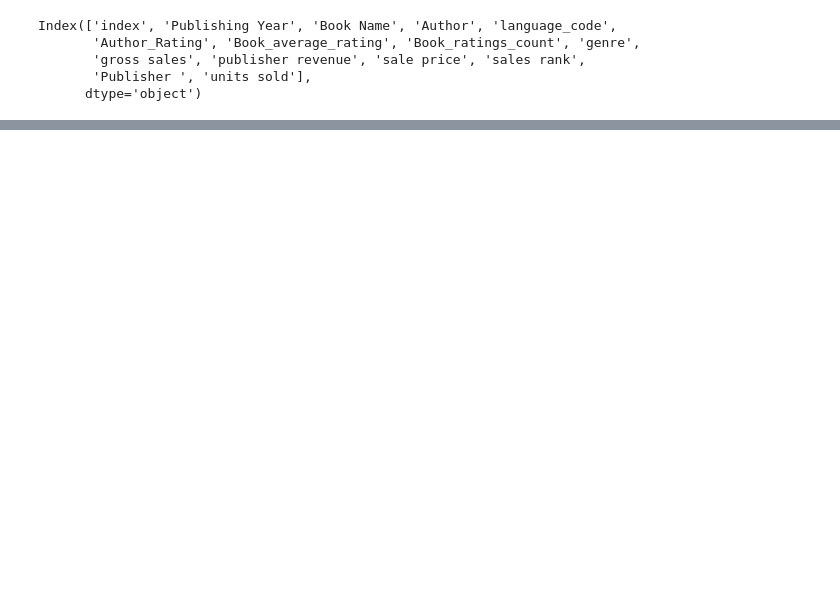
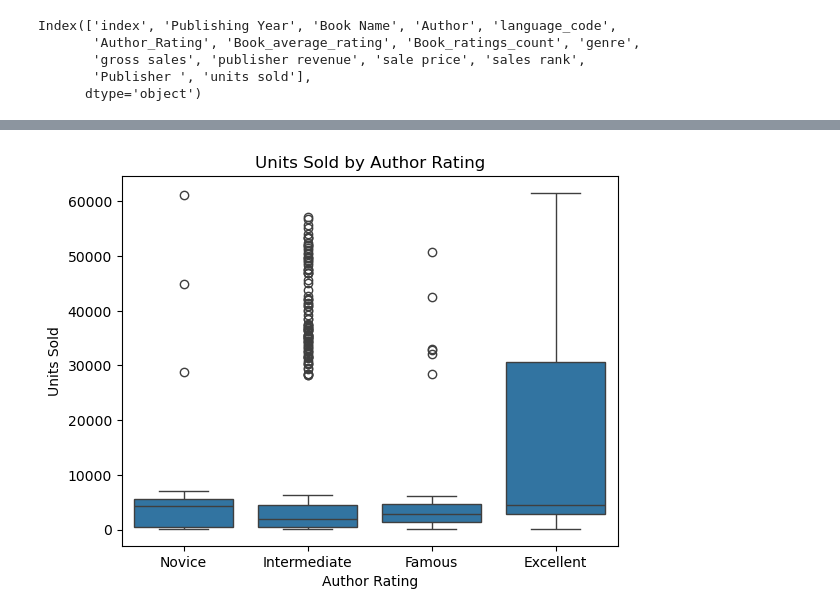
Before and after one commit to Rifqi-Setiawan/book-sales-analysis, a Jupyter notebook: EDA_Books_Data.ipynb, the cells around one changed output, grey strips where cells are left out. Cells and saved outputs as stored; diff of their text form; code cells hidden in the pictures; blank space fills up the shorter version.

```diff
--- a/EDA_Books_Data.ipynb
+++ b/EDA_Books_Data.ipynb
@@ -176,0 +195,8 @@ Length: 776, dtype: int64
+# %%
+sns.boxplot(x='Author_Rating', y='units sold', data=df)
+plt.xlabel('Author Rating')
+plt.ylabel('Units Sold')
+plt.title('Units Sold by Author Rating')
+plt.show()
+# %% [output]
+[figure, added]
```
Also changed, not shown: parts of 12 cells of this notebook.
